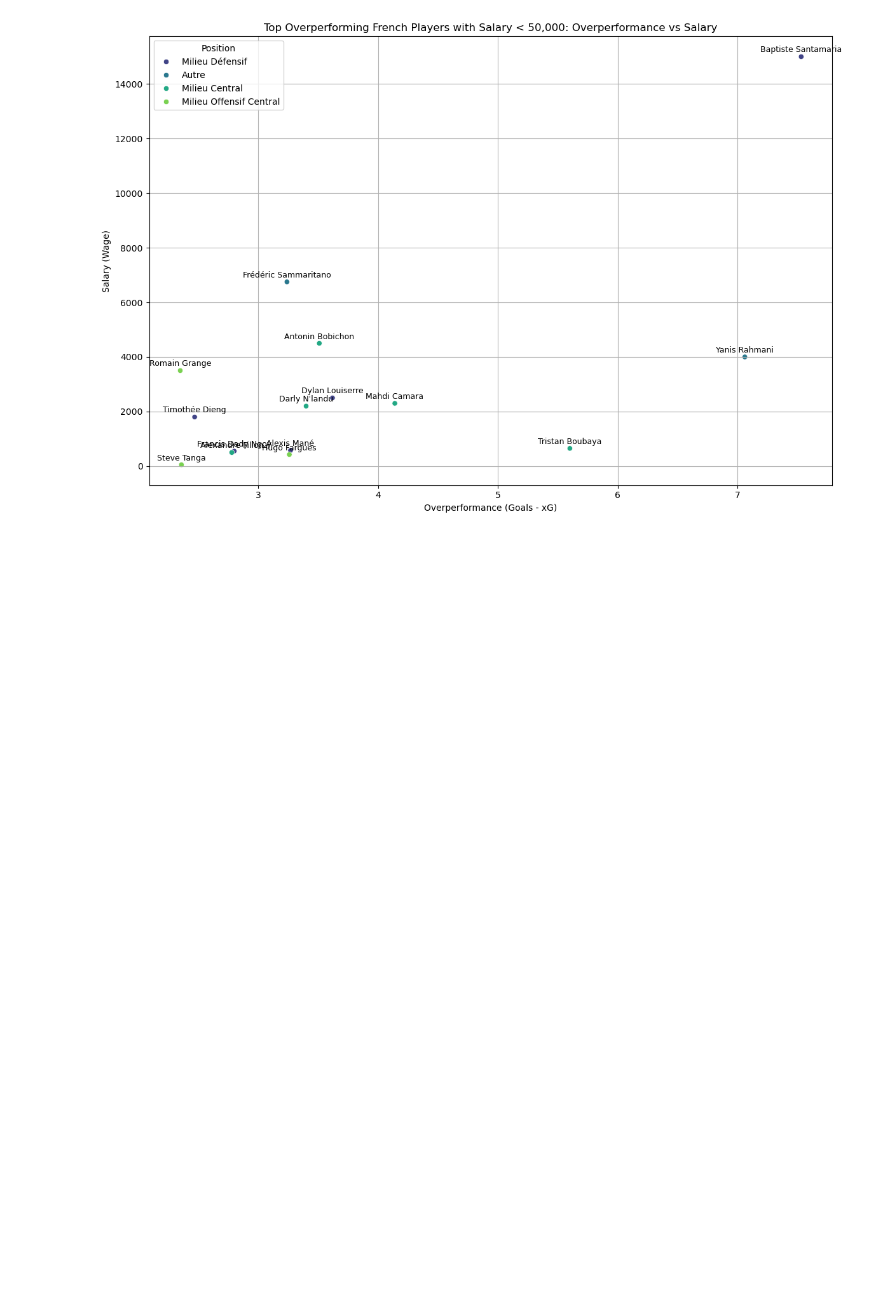
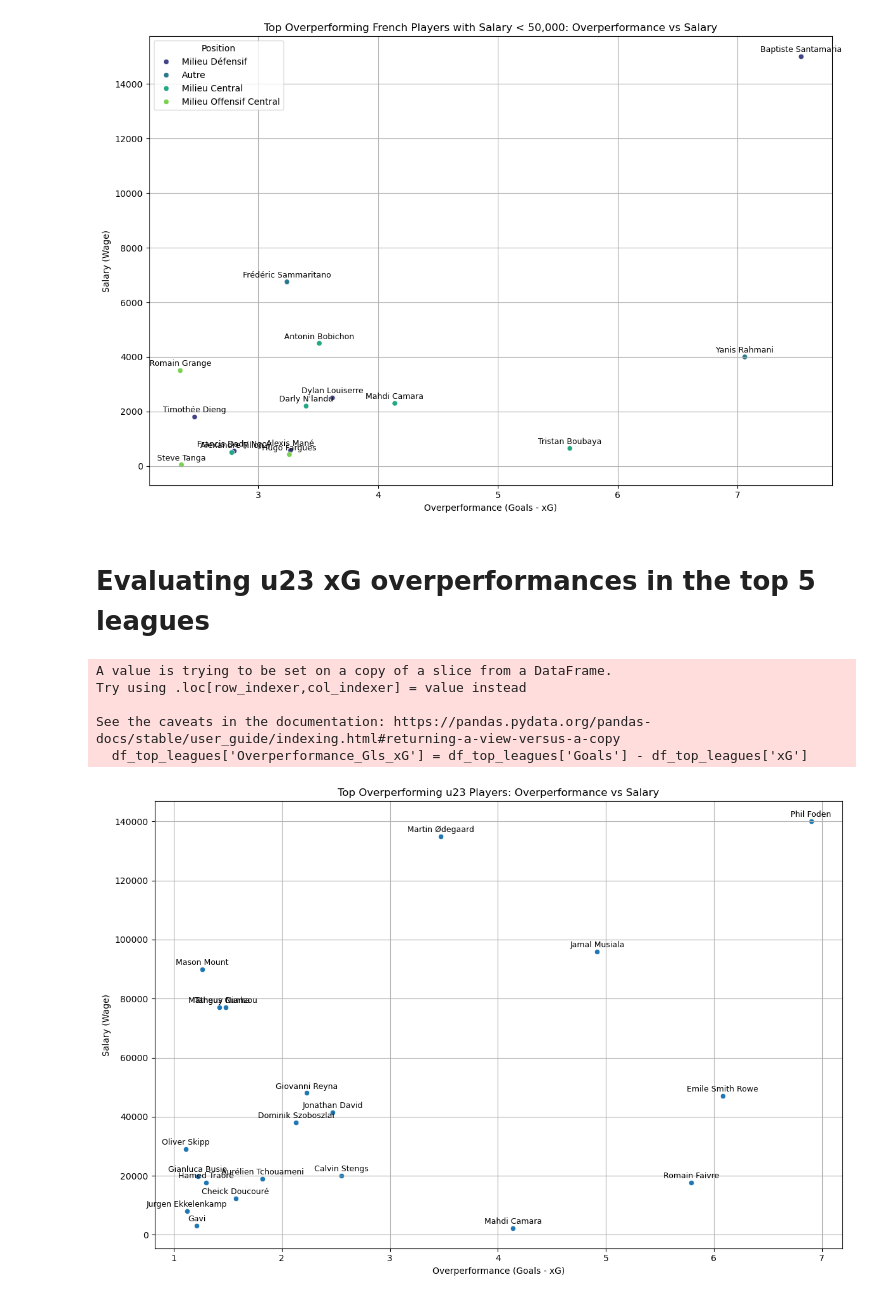
Before and after one commit to bbmt0/fm22_moneyball, a Jupyter notebook: notebooks/01_exploration_data.ipynb, the cells around one changed output. Drawn from its saved outputs; the diff is of its cells as text; code cells hidden in the pictures; blank space fills up the shorter version.

```diff
--- a/notebooks/01_exploration_data.ipynb
+++ b/notebooks/01_exploration_data.ipynb
@@ -285,3 +285,54 @@ See the caveats in the documentation: https://pandas.pydata.org/pandas-docs/stab
 7469     50.0
 1894   3500.0
 [figure]
+# %% [markdown]
+# Evaluating u23 xG overperformances in the top 5 leagues
+# %%
+# Filtrer les joueurs
+top_leagues = ["Ligue 1 Uber Eats", "Premier League", "Bundesliga", "Serie A TIM", "LaLiga Santander"]
+df_top_leagues = df[df['Division'].isin(top_leagues)]
+
+# Calculer l'overperformance des buteurs
+df_top_leagues['Overperformance_Gls_xG'] = df_top_leagues['Goals'] - df_top_leagues['xG']
+
+# Filtrer par âge < 23
+top_overperformers = df_top_leagues[df_top_leagues['Age'] <= 23]
+
+# Sélectionner les 30 premières overperformances
+top_overperformers = top_overperformers.nlargest(20, 'Overperformance_Gls_xG')
+
+
+# Créer le graphique
+plt.figure(figsize=(12, 8))
+sns.scatterplot(x='Overperformance_Gls_xG', y='Wage', data=top_overperformers, palette='viridis')
+
+# Ajouter les noms des joueurs
+for i in range(len(top_overperformers)):
+    player_name = top_overperformers.iloc[i]['Name']
+    overperformance = top_overperformers.iloc[i]['Overperformance_Gls_xG']
+    wage = top_overperformers.iloc[i]['Wage']
+
+    plt.annotate(
+        player_name,
+        (overperformance, wage),
+        textcoords="offset points",
+        xytext=(0,5),
+        ha='center',
+        fontsize=9,
+        color='black'
+    )
+
+# Personnaliser le graphique
+plt.title('Top Overperforming u23 Players: Overperformance vs Salary')
+plt.xlabel('Overperformance (Goals - xG)')
+plt.ylabel('Salary (Wage)')
+plt.grid(True)
+plt.tight_layout()
+plt.show()
+# %% [output]
+A value is trying to be set on a copy of a slice from a DataFrame.
+Try using .loc[row_indexer,col_indexer] = value instead
+
+See the caveats in the documentation: https://pandas.pydata.org/pandas-docs/stable/user_guide/indexing.html#returning-a-view-versus-a-copy
+  df_top_leagues['Overperformance_Gls_xG'] = df_top_leagues['Goals'] - df_top_leagues['xG']
+[figure, added]
```
Also changed, not shown: parts of 8 cells of this notebook.
